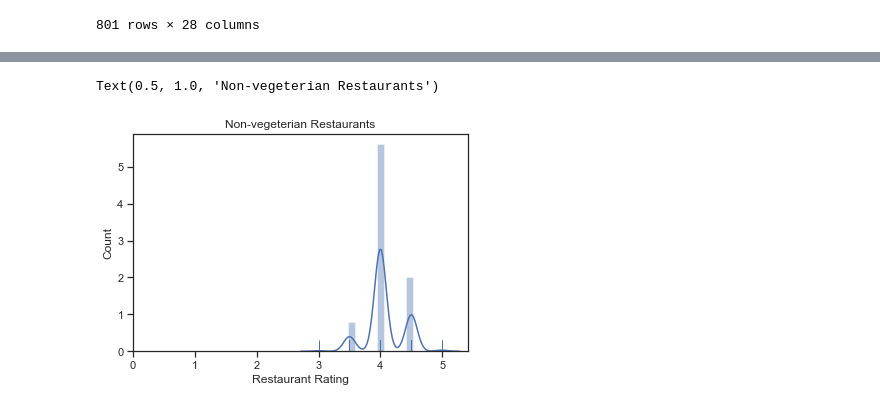
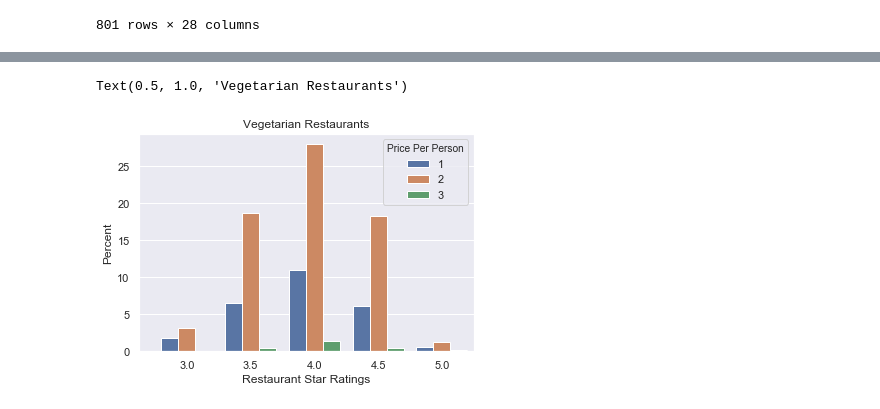
Before and after one commit to kiet415/yelp-project, a Jupyter notebook: yelpVizualization.ipynb, the cells around one changed output, grey strips where cells are left out. Drawn from its saved outputs; the diff is of its cells as text; code cells hidden in the pictures.

```diff
--- a/yelpVizualization.ipynb
+++ b/yelpVizualization.ipynb
@@ -108,9 +140,10 @@ Text(0.5, 1.0, 'Vegeterian Restaurants')
-# %%
-a=sns.distplot(nonveg_final_df['Average Ratings'], rug=True)
-a.set_xticks(range(0,6))
-a.set_xlabel('Restaurant Rating')
-a.set_ylabel('Count')
-a.set_title('Non-vegeterian Restaurants')
-# %% [output]
-Text(0.5, 1.0, 'Non-vegeterian Restaurants')
-[figure, removed]
+# %%
+a=sns.barplot(x='Average Ratings',y='Average Ratings', hue='Price Per Person', data=veg_final_df, estimator=lambda x: len(x) / len(veg_final_df) * 100)
+a.set(ylabel="Percent")
+a.set_xlim(3.25,8.5)
+a.set_xlabel('Restaurant Star Ratings')
+#a.set_ylabel('Count')
+a.set_title('Vegetarian Restaurants')
+# %% [output]
+Text(0.5, 1.0, 'Vegetarian Restaurants')
+[figure, added]
```
Also changed, not shown: parts of 10 cells of this notebook.
